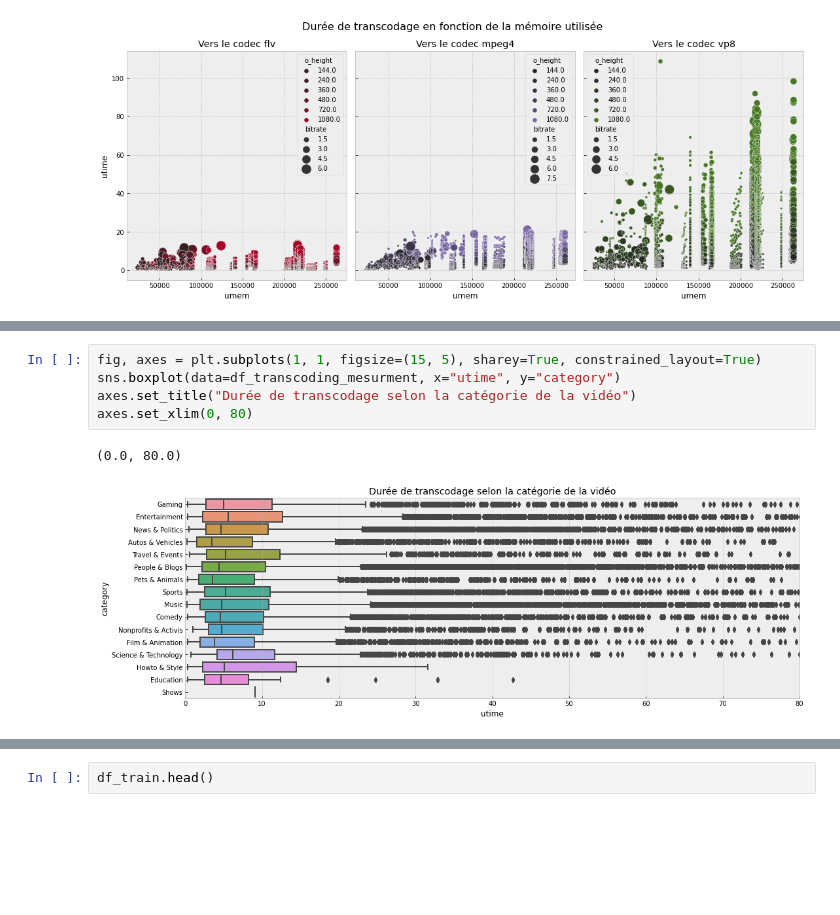
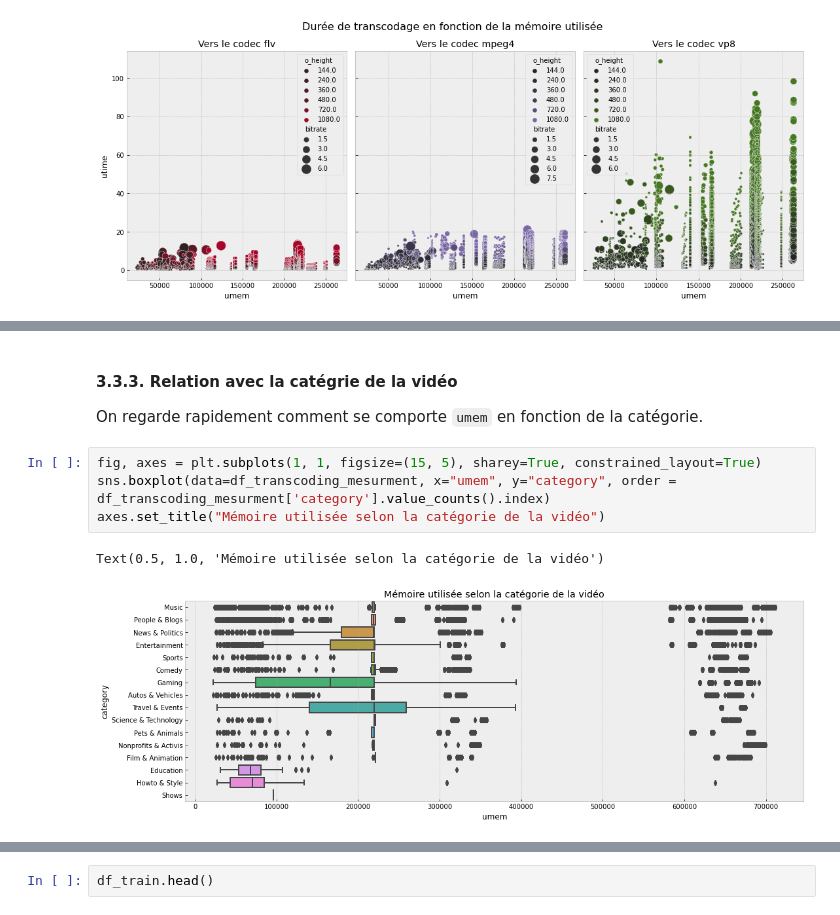
Before and after one commit to Anatole-Lapelerie/ESILV-S7-Python-for-Data-Analysis, a Jupyter notebook: main.ipynb, the cells around one changed output, grey strips where cells are left out. Cells and saved outputs as stored; diff of their text form; blank space fills up the shorter version.

```diff
--- a/main.ipynb
+++ b/main.ipynb
@@ -489,8 +602,11 @@ Text(0.5, 1.0, 'Durée de transcodage en fonction de la mémoire utilisée vers
+# %% [markdown]
+#### 3.3.3. Relation avec la catégrie de la vidéo
+
+On regarde rapidement comment se comporte `umem` en fonction de la catégorie.
 # %%
 fig, axes = plt.subplots(1, 1, figsize=(15, 5), sharey=True, constrained_layout=True)
-sns.boxplot(data=df_transcoding_mesurment, x="utime", y="category")
-axes.set_title("Durée de transcodage selon la catégorie de la vidéo")
-axes.set_xlim(0, 80)
+sns.boxplot(data=df_transcoding_mesurment, x="umem", y="category", order = df_transcoding_mesurment['category'].value_counts().index)
+axes.set_title("Mémoire utilisée selon la catégorie de la vidéo")
 # %% [output]
-(0.0, 80.0)
+Text(0.5, 1.0, 'Mémoire utilisée selon la catégorie de la vidéo')
-[figure, old version]
+[figure, new version]
```
Also changed, not shown: parts of 136 cells of this notebook.
